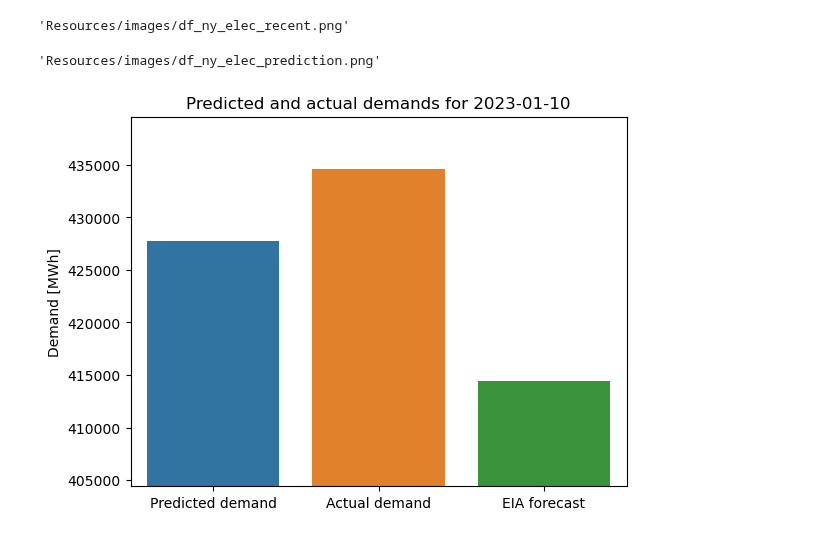
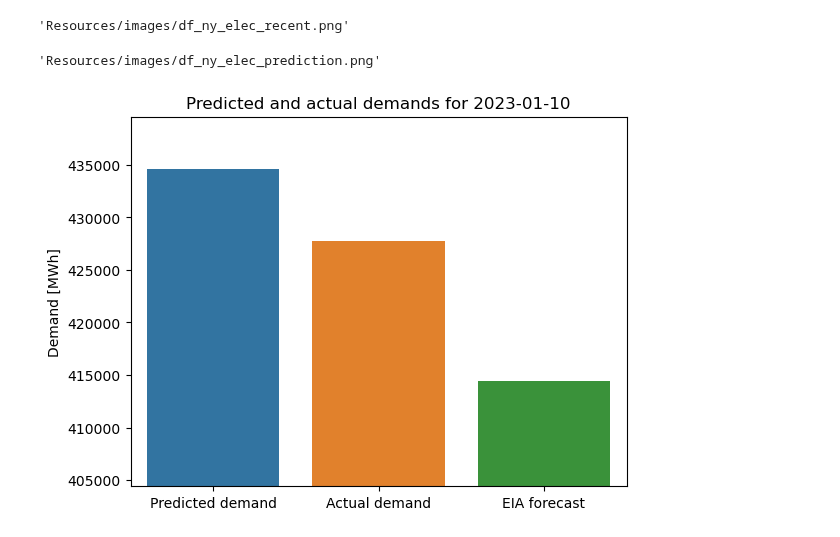
Before and after one commit to aykhazanchi/id2223-scalable-ml, a Jupyter notebook: proj/batch-daily.ipynb, the cells around one changed output. Cells and saved outputs as stored; diff of their text form; code cells hidden in the pictures.

Commit message:
Fix graph

```diff
--- a/proj/batch-daily.ipynb
+++ b/proj/batch-daily.ipynb
@@ -181,18 +181,18 @@ dataset_api.upload("./df_ny_elec_recent.png", "Resources/images", overwrite=True
 # %%
 # create "prediction" chart for UI and upload
 data = {'label': ['Predicted demand', 'Actual demand', 'EIA forecast'],
-        'value': [monitor_df[l][0] for l in ['actual', 'prediction', 'forecast_eia']]}
+        'value': [monitor_df[l][0] for l in ['prediction', 'actual', 'forecast_eia']]}
 pred_df = pd.DataFrame(data)
 pred_plot = sns.barplot(data=pred_df, y='value', x='label')
 plt.ylabel('Demand [MWh]')
 plt.xlabel('')
 plt.ylim(pred_df['value'].min() - 10000, pred_df['value'].max() + 5000)
 plt.title('Predicted and actual demands for {}'.format(monitor_df['prediction_date'][0]))
 fig = pred_plot.get_figure()
 fig.savefig("./df_ny_elec_prediction.png")
 dataset_api.upload("./df_ny_elec_prediction.png", "Resources/images", overwrite=True)
 # %% [output]
 'Resources/images/df_ny_elec_prediction.png'
-[figure, old version]
+[figure, new version]
 # %%
 # TODO: plot (historic) MAE chart and upload
```
